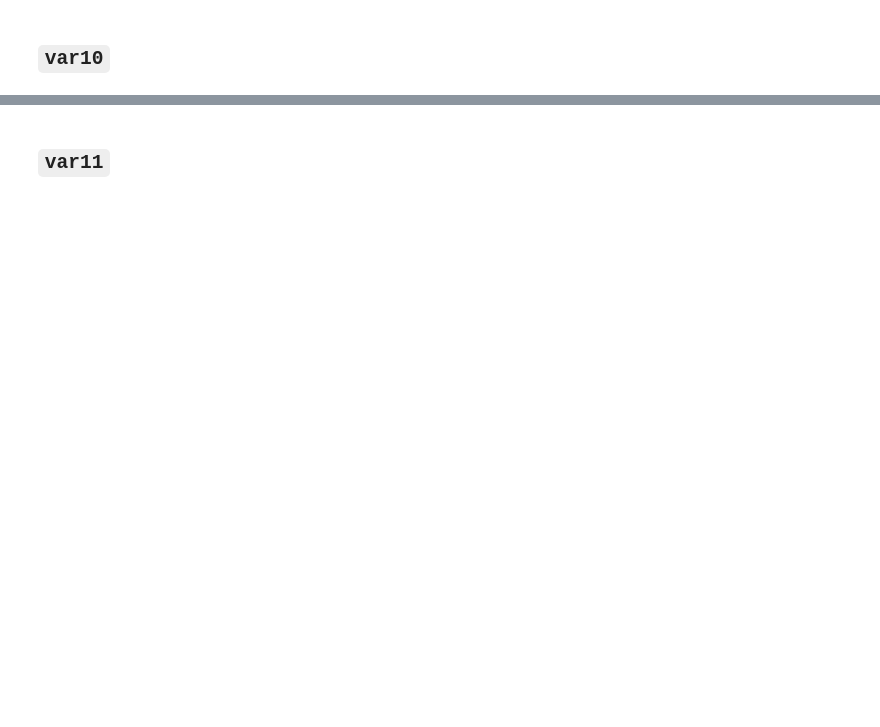
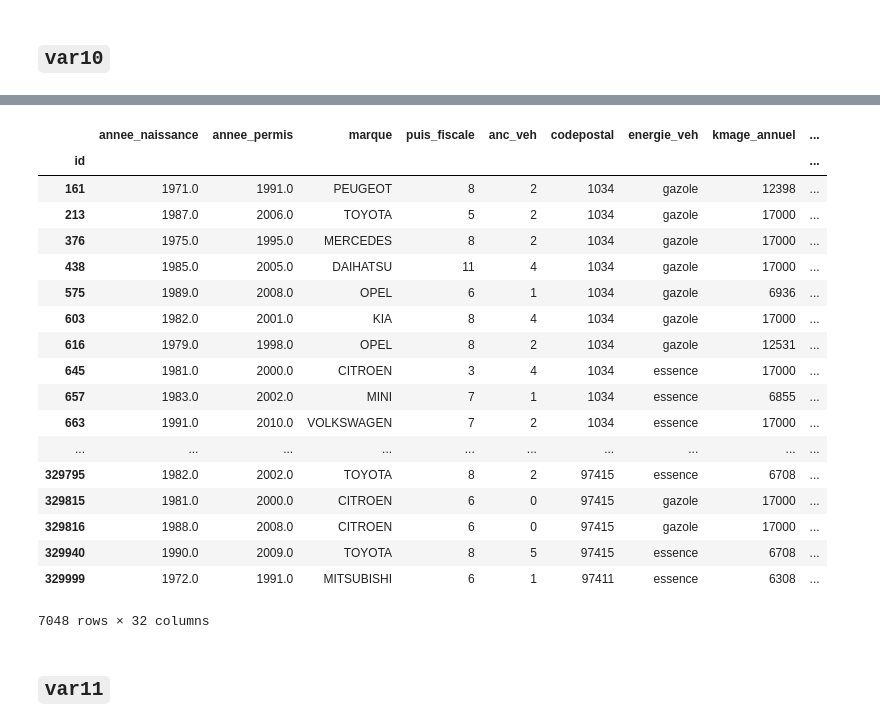
Before and after one commit to demidovakatya/competitions, a Jupyter notebook: eda_correlations.ipynb, the cells around one changed output, grey strips where cells are left out. Drawn from its saved outputs; the diff is of its cells as text; code cells hidden in the pictures; blank space fills up the shorter version.

```diff
--- a/eda_correlations.ipynb
+++ b/eda_correlations.ipynb
@@ -313,3 +409,25 @@ print(df.loc[:, num_variables].corrwith(df.var10).sort_values())
+# %%
+df[df.var10 == 0]
+# %% [output]
+|  | annee_naissance | annee_permis | marque | puis_fiscale | anc_veh | codepostal | energie_veh | kmage_annuel | ... |
+| id |  |  |  |  |  |  |  |  | ... |
+| 161 | 1971.0 | 1991.0 | PEUGEOT | 8 | 2 | 1034 | gazole | 12398 | ... |
+| 213 | 1987.0 | 2006.0 | TOYOTA | 5 | 2 | 1034 | gazole | 17000 | ... |
+| 376 | 1975.0 | 1995.0 | MERCEDES | 8 | 2 | 1034 | gazole | 17000 | ... |
+| 438 | 1985.0 | 2005.0 | DAIHATSU | 11 | 4 | 1034 | gazole | 17000 | ... |
+| 575 | 1989.0 | 2008.0 | OPEL | 6 | 1 | 1034 | gazole | 6936 | ... |
+| 603 | 1982.0 | 2001.0 | KIA | 8 | 4 | 1034 | gazole | 17000 | ... |
+| 616 | 1979.0 | 1998.0 | OPEL | 8 | 2 | 1034 | gazole | 12531 | ... |
+| 645 | 1981.0 | 2000.0 | CITROEN | 3 | 4 | 1034 | essence | 17000 | ... |
+| 657 | 1983.0 | 2002.0 | MINI | 7 | 1 | 1034 | essence | 6855 | ... |
+| 663 | 1991.0 | 2010.0 | VOLKSWAGEN | 7 | 2 | 1034 | essence | 17000 | ... |
+| ... | ... | ... | ... | ... | ... | ... | ... | ... | ... |
+| 329795 | 1982.0 | 2002.0 | TOYOTA | 8 | 2 | 97415 | essence | 6708 | ... |
+| 329815 | 1981.0 | 2000.0 | CITROEN | 6 | 0 | 97415 | gazole | 17000 | ... |
+| 329816 | 1988.0 | 2008.0 | CITROEN | 6 | 0 | 97415 | gazole | 17000 | ... |
+| 329940 | 1990.0 | 2009.0 | TOYOTA | 8 | 5 | 97415 | essence | 6708 | ... |
+| 329999 | 1972.0 | 1991.0 | MITSUBISHI | 6 | 1 | 97411 | essence | 6308 | ... |
+7048 rows × 32 columns
 # %% [markdown]
 ## `var11`
 # %%
```
Also changed, not shown: parts of 29 cells of this notebook, 1 other file.
